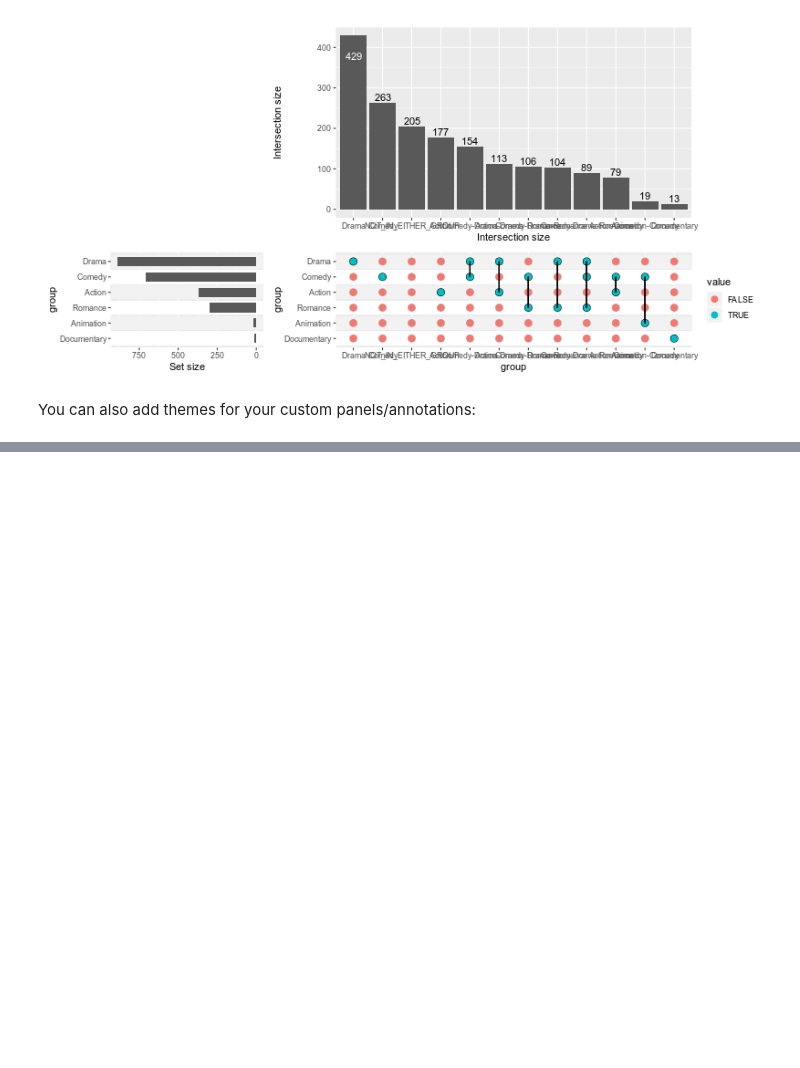
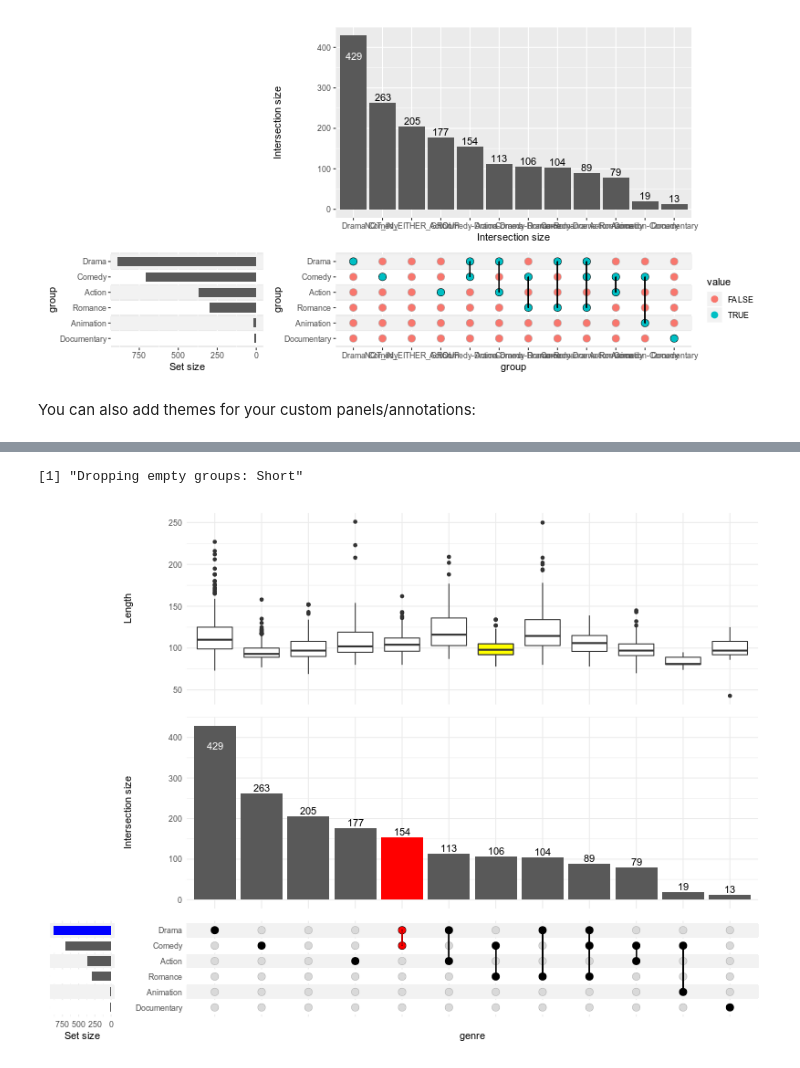
Before and after one commit to krassowski/complex-upset, a Jupyter notebook: Examples.ipynb, the cells around one changed output, grey strips where cells are left out. Cells and saved outputs as stored; diff of their text form; code cells hidden in the pictures; blank space fills up the shorter version.

Commit message:
Add documentation example on highlighting/queries #2

```diff
--- a/Examples.ipynb
+++ b/Examples.ipynb
@@ -537,0 +549,32 @@ upset(
+# %%
+%%R -w 800 -h 600
+
+upset(
+    movies, genres, name='genre', width_ratio=0.1, min_size=10,
+    annotations = list(
+        'Length'=list(
+            aes=aes(x=intersection, y=length),
+            geom=geom_boxplot()
+        )
+    ),
+    queries=list(
+        upset_query(
+            intersect=c('Drama', 'Comedy'),
+            color='red',
+            fill='red',
+            only_components=c('intersections_matrix', 'Intersection size')
+        ),
+        upset_query(
+            set='Drama',
+            fill='blue'
+        ),
+        upset_query(
+            intersect=c('Romance', 'Comedy'),
+            fill='yellow',
+            only_components=c('Length')
+        )
+    )
+)
+# %% [output]
+[1] "Dropping empty groups: Short"
+[figure, added]
```
Also changed, not shown: parts of 4 cells of this notebook.
